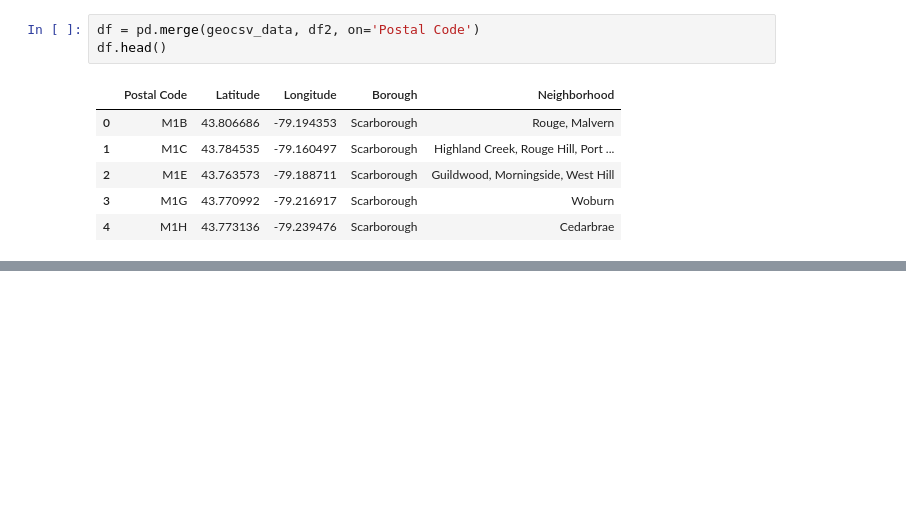
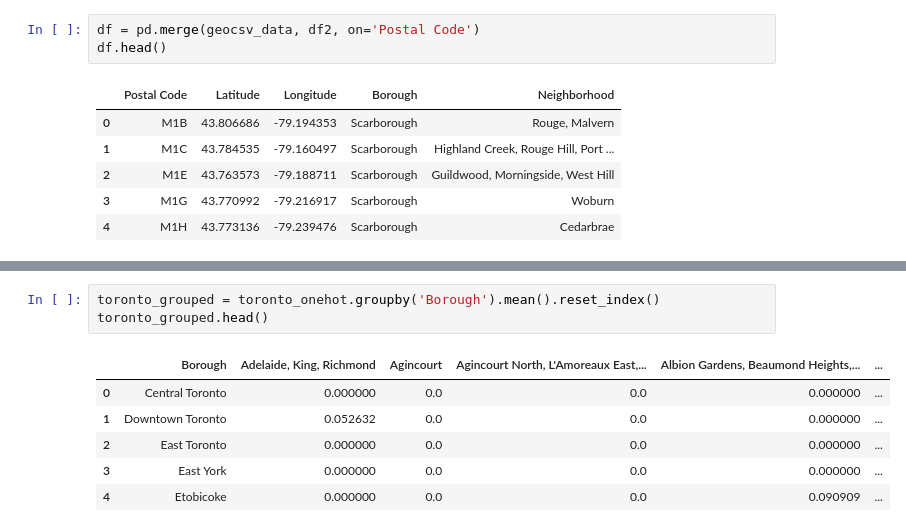
Before and after one commit to correiapedro439/github-coursera-, a Jupyter notebook: Pedro Sousa - Capstone Project.ipynb, the cells around one changed output, grey strips where cells are left out. Drawn from its saved outputs; the diff is of its cells as text; blank space fills up the shorter version.

```diff
--- a/Pedro Sousa - Capstone Project.ipynb
+++ b/Pedro Sousa - Capstone Project.ipynb
@@ -220,0 +279,10 @@ df.shape
+# %%
+toronto_grouped = toronto_onehot.groupby('Borough').mean().reset_index()
+toronto_grouped.head()
+# %% [output]
+|  | Borough | Adelaide, King, Richmond | Agincourt | Agincourt North, L'Amoreaux East,... | Albion Gardens, Beaumond Heights,... | ... |
+| 0 | Central Toronto | 0.000000 | 0.0 | 0.0 | 0.000000 | ... |
+| 1 | Downtown Toronto | 0.052632 | 0.0 | 0.0 | 0.000000 | ... |
+| 2 | East Toronto | 0.000000 | 0.0 | 0.0 | 0.000000 | ... |
+| 3 | East York | 0.000000 | 0.0 | 0.0 | 0.000000 | ... |
+| 4 | Etobicoke | 0.000000 | 0.0 | 0.0 | 0.090909 | ... |
```
Also changed, not shown: parts of 11 cells of this notebook.
